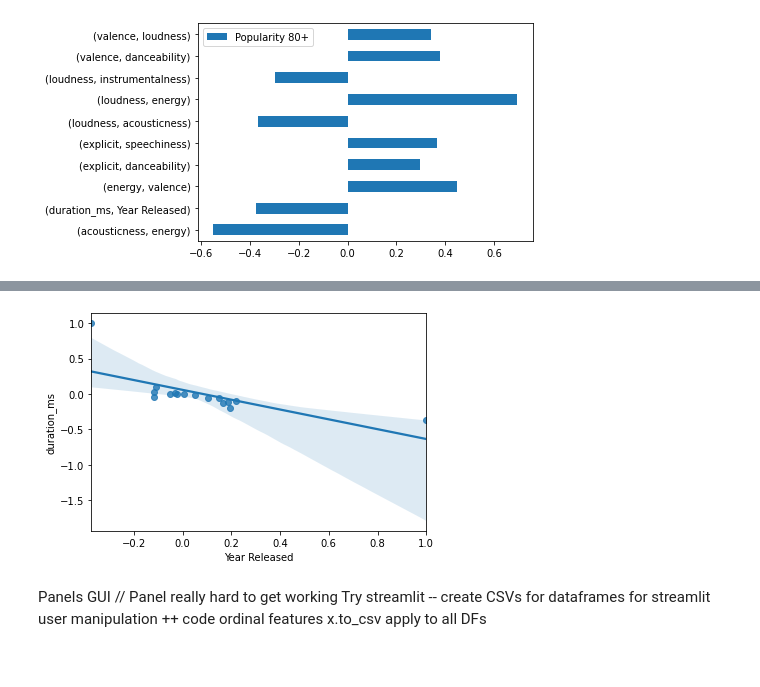
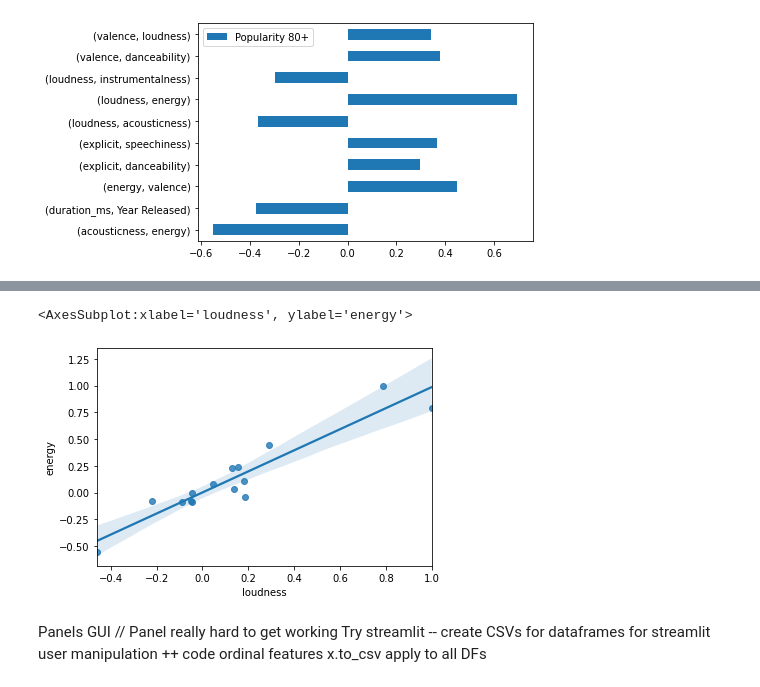
Before and after one commit to DavisAsano/Asano_MusicDataExploration, a Jupyter notebook: Asano_MusicExploration.ipynb, the cells around one changed output, grey strips where cells are left out. Drawn from its saved outputs; the diff is of its cells as text; code cells hidden in the pictures.

```diff
--- a/Asano_MusicExploration.ipynb
+++ b/Asano_MusicExploration.ipynb
@@ -756,6 +762,5 @@ dfp.plot.barh()
 # %%
 dfc = df_popular.corr()
 #ax = sns.regplot(x="energy", y="loudness", data=dfc)
-sns.regplot(x=dfc['Year Released'],y=dfc['duration_ms'])
-dfc
+sns.regplot(x=k0['loudness'],y=k0['energy'])
 # %% [output]
@@ -779,4 +767,5 @@ dfc
+<AxesSubplot:xlabel='loudness', ylabel='energy'>
-[figure, old version]
+[figure, new version]
 # %% [markdown]
 Panels GUI // Panel really hard to get working
 Try streamlit -- create CSVs for dataframes for streamlit user manipulation ++ code ordinal features
```
Also changed, not shown: parts of 7 cells of this notebook, 1 other file.
